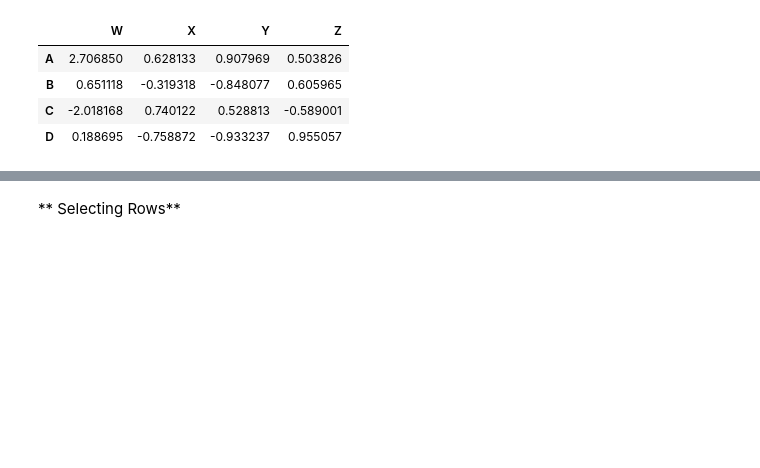
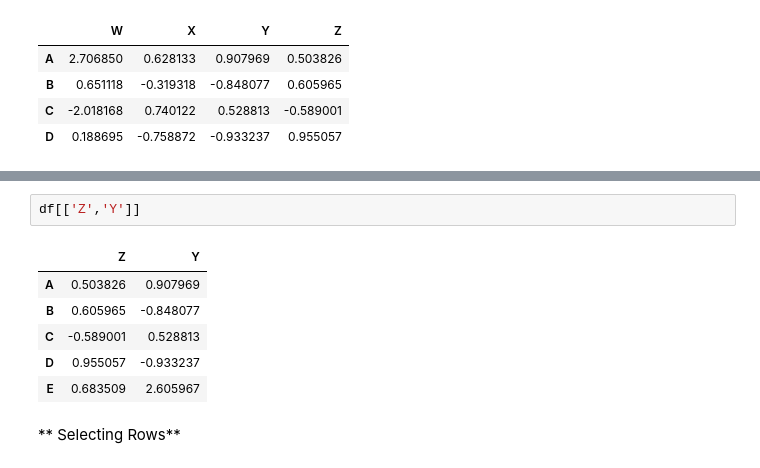
Before and after one commit to ComputingTelU/Pelatihan-Python, a Jupyter notebook: 2018/Python-for-Data-Analysis/Pandas/DataFrames.ipynb, the cells around one changed output, grey strips where cells are left out. Saved outputs shown, nothing was run; the diff lists cells and outputs as text; blank space fills up the shorter version.

```diff
--- a/2018/Python-for-Data-Analysis/Pandas/DataFrames.ipynb
+++ b/2018/Python-for-Data-Analysis/Pandas/DataFrames.ipynb
@@ -121,3 +143,12 @@ df.drop('E',axis=0)
+# %%
+df[['Z','Y']]
+# %% [output]
+|  | Z | Y |
+| A | 0.503826 | 0.907969 |
+| B | 0.605965 | -0.848077 |
+| C | -0.589001 | 0.528813 |
+| D | 0.955057 | -0.933237 |
+| E | 0.683509 | 2.605967 |
 # %% [markdown]
 ** Selecting Rows**
 # %%
```
Also changed, not shown: parts of 16 cells of this notebook, 5 other files.
